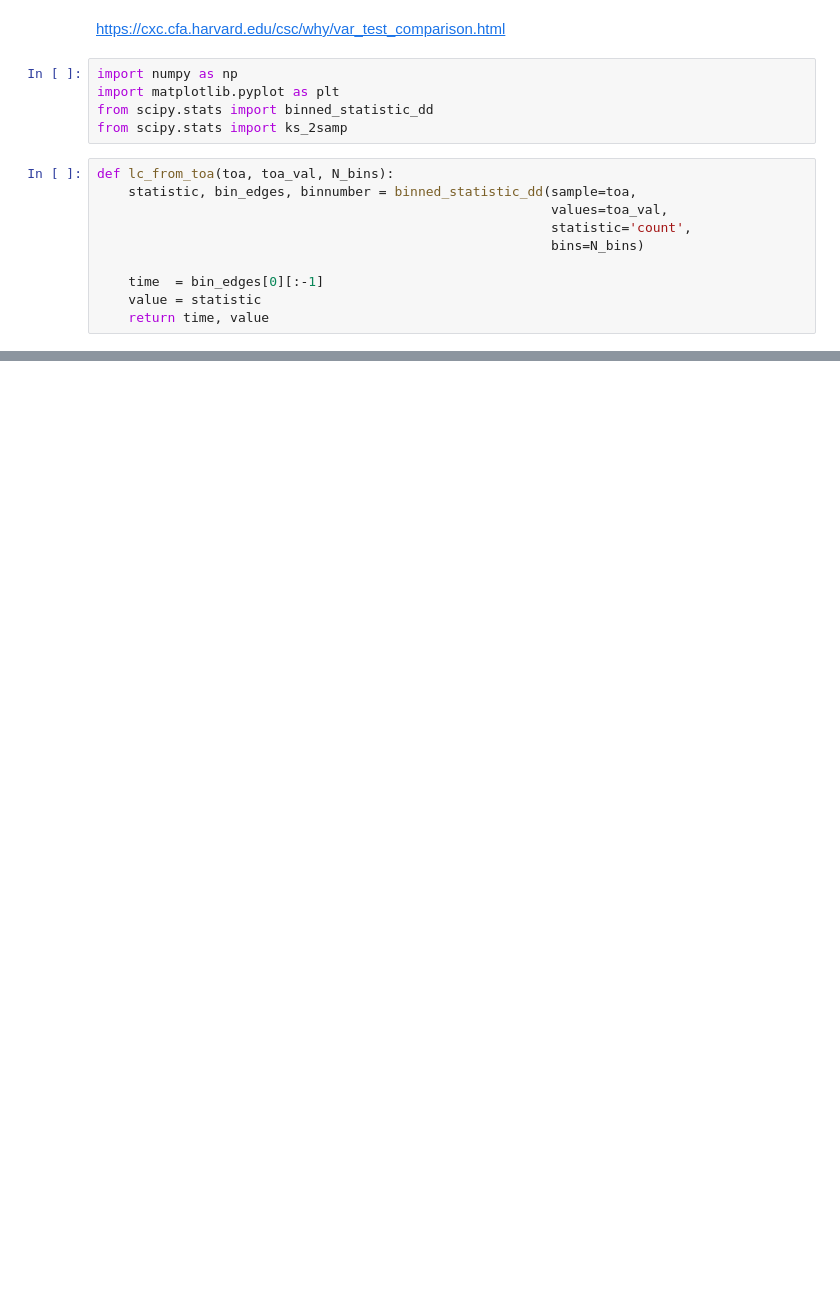
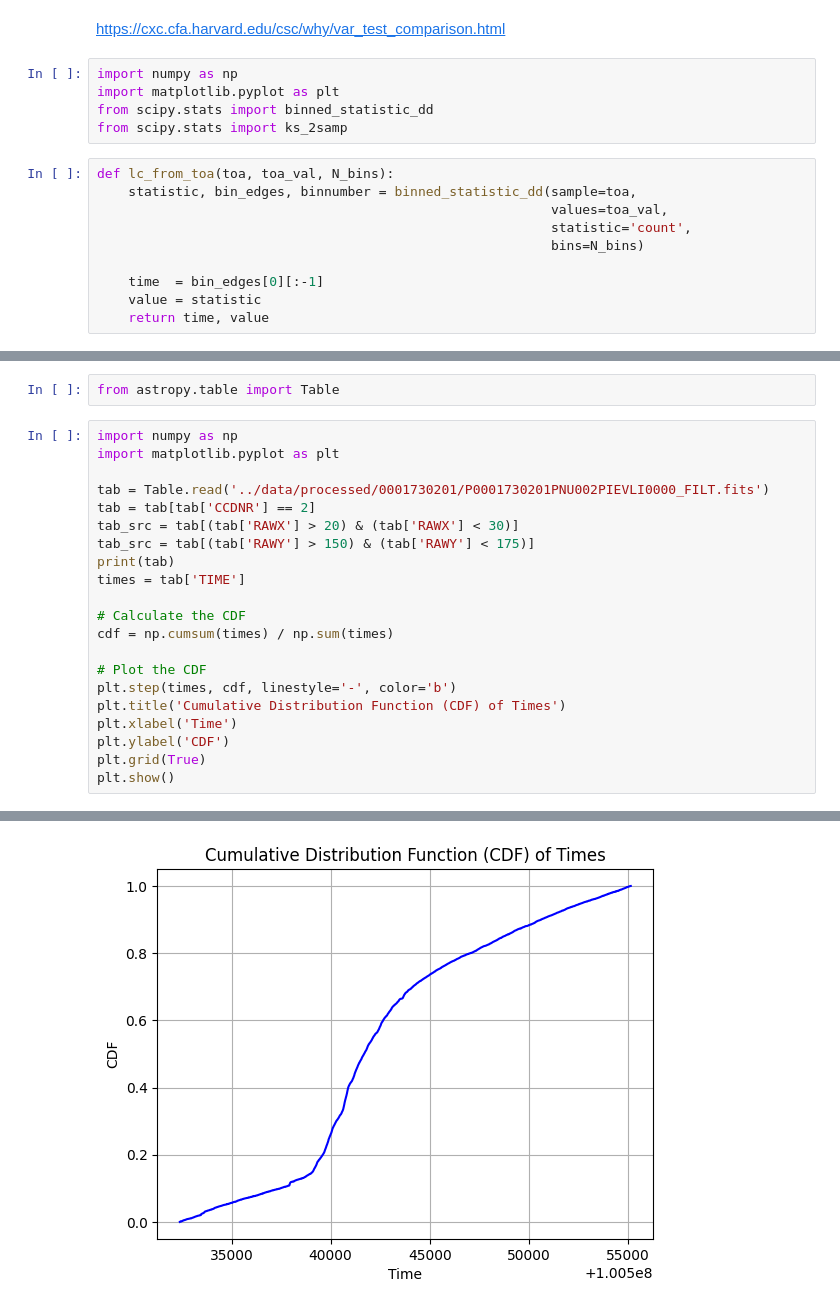
Before and after one commit to nx1/EXOD2, a Jupyter notebook: notebooks/variability_stats.ipynb, the cells around one changed output, grey strips where cells are left out. Drawn from its saved outputs; the diff is of its cells as text; blank space fills up the shorter version.

```diff
--- a/notebooks/variability_stats.ipynb
+++ b/notebooks/variability_stats.ipynb
@@ -144,0 +147,24 @@ print(f'P-value: {ks_p_value:.2f}')
+# %%
+from astropy.table import Table
+# %%
+import numpy as np
+import matplotlib.pyplot as plt
+
+tab = Table.read('../data/processed/0001730201/P0001730201PNU002PIEVLI0000_FILT.fits')
+tab = tab[tab['CCDNR'] == 2]
+tab_src = tab[(tab['RAWX'] > 20) & (tab['RAWX'] < 30)]
+tab_src = tab[(tab['RAWY'] > 150) & (tab['RAWY'] < 175)]
+print(tab)
+times = tab['TIME']
+
+# Calculate the CDF
+cdf = np.cumsum(times) / np.sum(times)
+
+# Plot the CDF
+plt.step(times, cdf, linestyle='-', color='b')
+plt.title('Cumulative Distribution Function (CDF) of Times')
+plt.xlabel('Time')
+plt.ylabel('CDF')
+plt.grid(True)
+plt.show()
+# %% [output]
@@ -144,0 +191 @@ print(f'P-value: {ks_p_value:.2f}')
+[figure, added]
```
Also changed, not shown: parts of 3 cells of this notebook, 16 other files.
